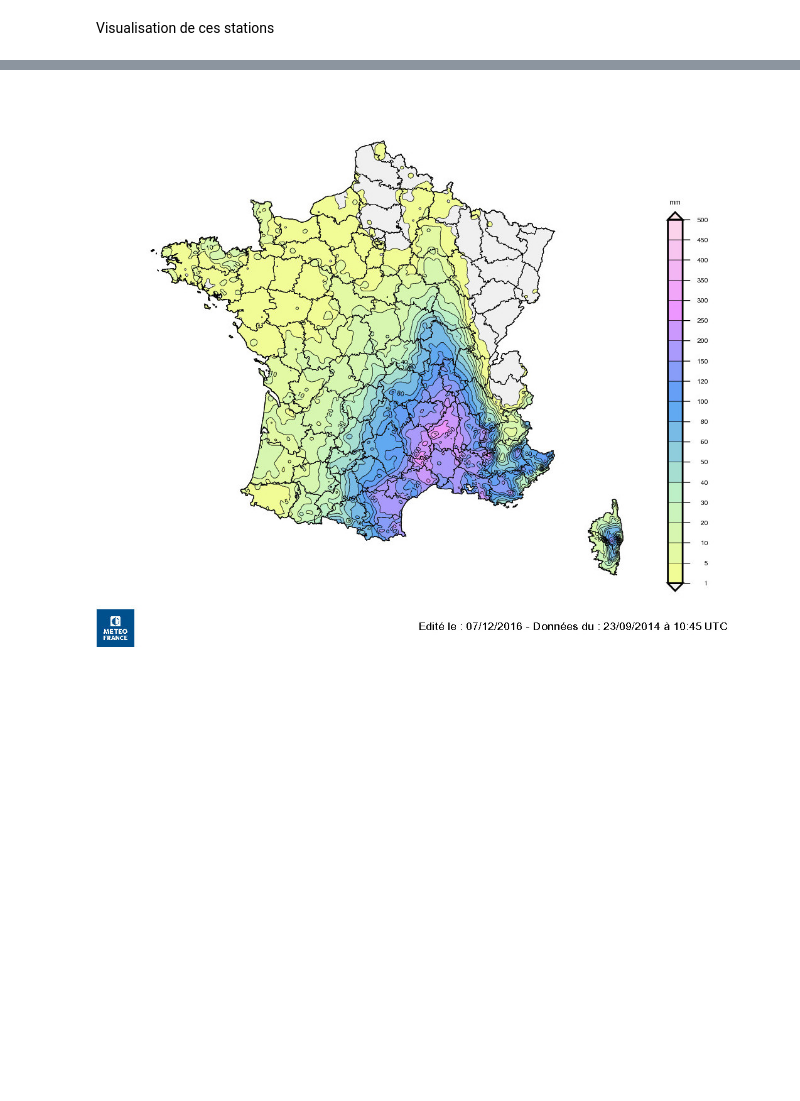
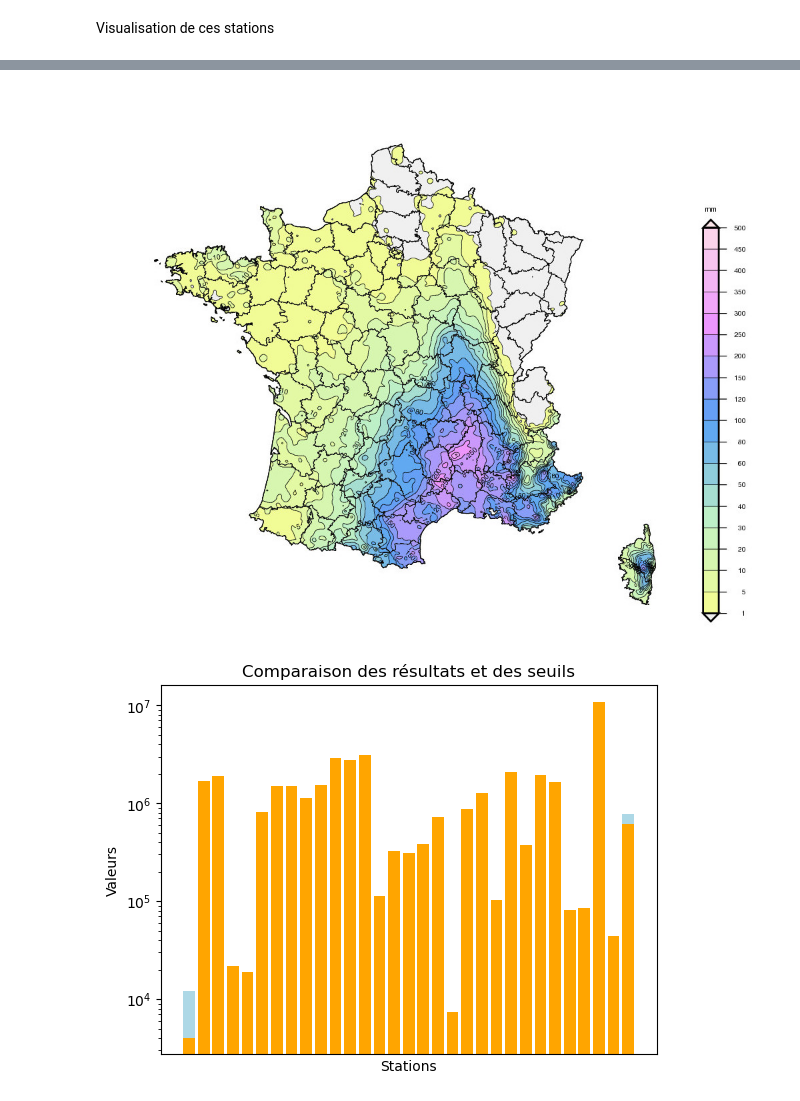
Before and after one commit to AurorePDSA/real-time-flood-alerts, a Jupyter notebook: real-time-flood-alerts-23-10.ipynb, the cells around one changed output, grey strips where cells are left out. Saved outputs shown, nothing was run; the diff lists cells and outputs as text; code cells hidden in the pictures; blank space fills up the shorter version.

```diff
--- a/real-time-flood-alerts-23-10.ipynb
+++ b/real-time-flood-alerts-23-10.ipynb
@@ -285,4 +291,21 @@ fig.show()
 # %% [output]
 [interactive output not drawn]
 # %% [markdown]
-![crue2003-2.png](attachment:crue2003-2.png)
+![crue2003-3.png](attachment:crue2003-3.png)
+# %%
+seuils2bis = {}
+for code in data_hydro_ALERT2['code_station']:
+    seuils2bis[code] = seuils2[code]
+seuils2_df = pd.DataFrame.from_dict(seuils2bis, orient='index', columns=['Seuils']).reset_index()
+seuils2_df['Seuils'] =seuils2_df['Seuils'].astype(int)
+
+plt.bar(data_hydro_ALERT2['code_station'], data_hydro_ALERT2['resultat_obs_elab'], color='lightblue')
+plt.bar(seuils2_df['index'], seuils2_df['Seuils'], color='orange')
+plt.title('Comparaison des résultats et des seuils')
+plt.xticks([])
+plt.yscale('log')
+plt.xlabel("Stations")
+plt.ylabel('Valeurs')
+plt.show()
+# %% [output]
+[figure, added]
```
Also changed, not shown: parts of 4 cells of this notebook, 7 other files.
